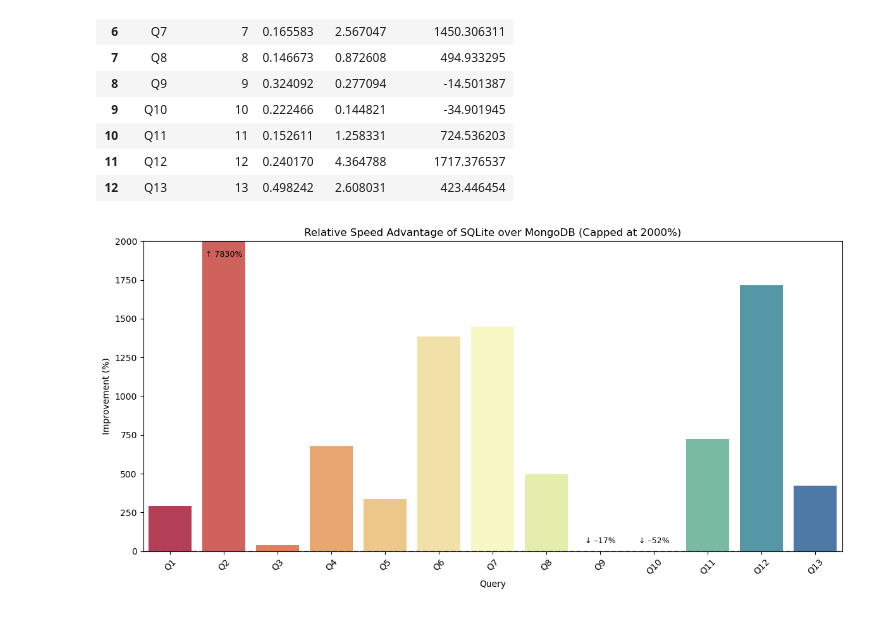
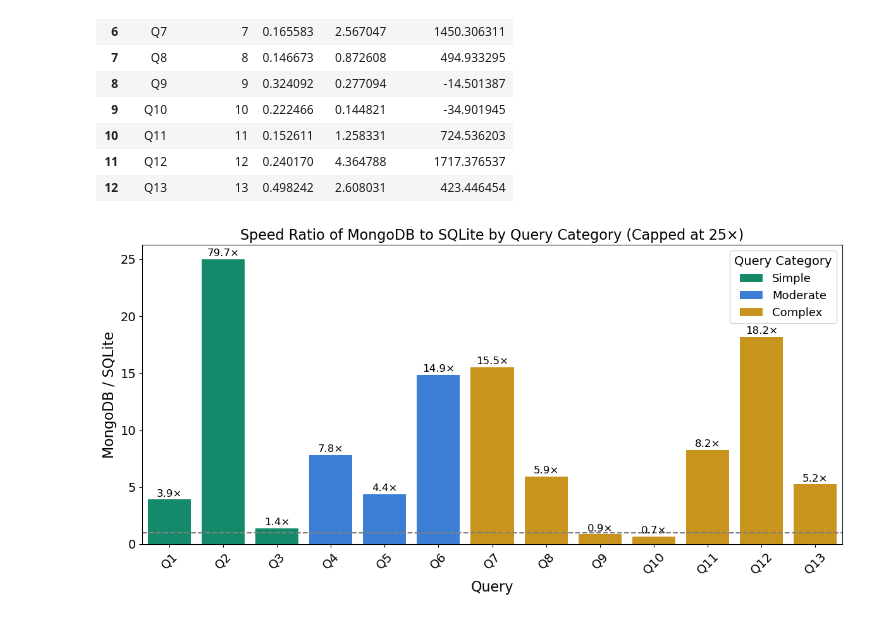
Before and after one commit to MaciejSzwedowicz/Maciej_Sz_BEP, a Jupyter notebook: notebooks/final_performance_evaluation.ipynb, the cells around one changed output. Cells and saved outputs as stored; diff of their text form; code cells hidden in the pictures.

```diff
--- a/notebooks/final_performance_evaluation.ipynb
+++ b/notebooks/final_performance_evaluation.ipynb
@@ -862,26 +862,60 @@ pivot_sorted[["query", "query_num", "SQLite", "MongoDB", "pct_improvement"]]
 | 10 | Q11 | 11 | 0.152611 | 1.258331 | 724.536203 |
 | 11 | Q12 | 12 | 0.240170 | 4.364788 | 1717.376537 |
 | 12 | Q13 | 13 | 0.498242 | 2.608031 | 423.446454 |
+# %%
+# Update the full category map
+category_map = {
+    "Q1": "Simple", "Q2": "Simple", "Q3": "Simple",
+    "Q4": "Moderate", "Q5": "Moderate", "Q6": "Moderate",
+    "Q7": "Complex", "Q8": "Complex", "Q9": "Complex",
+    "Q10": "Complex", "Q11": "Complex", "Q12": "Complex", "Q13": "Complex"
+}
+
+# Apply the complete mapping
+pivot_sorted["query_category"] = pivot_sorted["query"].map(category_map)
+
+# Calculate performance ratio (MongoDB / SQLite)
+pivot_sorted["speed_ratio"] = pivot_sorted["MongoDB"] / pivot_sorted["SQLite"]
 # %%
-# # Barplot
-# plt.figure(figsize=(12, 6))
-# sns.barplot(data=pivot_sorted, x="query", y="pct_improvement")
-# plt.axhline(0, color='gray', linestyle='--')
-# plt.title("Relative Speed Advantage of SQLite over MongoDB")
-# plt.ylabel("Improvement (%)")
-# plt.xticks(rotation=45)
-# plt.tight_layout()
-plt.figure(figsize=(12, 6))
-sns.barplot(data=pivot_sorted, x="query", y="pct_improvement", palette="Spectral")
-plt.axhline(0, color="gray", linestyle="--")
-plt.ylim(0, 2000)  # cap visible y-axis
-plt.text(1, 1900, "↑ 7830%", ha='center', color='black', fontsize=9)  # annotate Q2
-plt.text(x=8, y=50, s="↓ –17%", ha='center', fontsize=9)  # Q9
-plt.text(x=9, y=50, s="↓ –52%", ha='center', fontsize=9)  # Q10
-plt.title("Relative Speed Advantage of SQLite over MongoDB (Capped at 2000%)")
-plt.ylabel("Improvement (%)")
-plt.xlabel("Query")
-plt.xticks(rotation=45)
+# Cap the speed ratio at a max value (e.g., 25)
+cap_value = 25
+pivot_sorted["speed_ratio_capped"] = pivot_sorted["speed_ratio"].clip(upper=cap_value)
+
+# Update the color palette based on the new colors provided by the user
+category_palette_safe_updated = {
+    "Simple": "#009E73",     # green
+    "Moderate": "#247aee",   # blue
+    "Complex": "#E69F00"     # orange
+}
+
+# Regenerate the plot with requested changes
+plt.figure(figsize=(12, 6.1))
+sns.barplot(
+    data=pivot_sorted,
+    x="query",
+    y="speed_ratio_capped",
+    hue="query_category",
+    dodge=False,
+    palette=category_palette_safe_updated
+)
+
+# Add reference line at y = 1
+plt.axhline(1, color="gray", linestyle="--")
+
+# Annotate each bar with the actual (uncapped) ratio
+for idx, row in pivot_sorted.iterrows():
+    label = f"{row['speed_ratio']:.1f}×"
+    y = min(row["speed_ratio"], cap_value)
+    plt.text(idx, y + 0.1, label, ha='center', va='bottom', fontsize=12)
+
+# Final formatting
+plt.title("Speed Ratio of MongoDB to SQLite by Query Category (Capped at 25×)", fontsize=16)
+plt.ylabel("MongoDB / SQLite", fontsize=16)
+plt.xlabel("Query", fontsize=16)
+plt.xticks(rotation=45, fontsize=14)
+plt.yticks(fontsize=14)
+plt.legend(title="Query Category", loc="upper right", fontsize=13, title_fontsize=14)
 plt.tight_layout()
+plt.show()
 # %% [output]
-[figure, old version]
+[figure, new version]
```
